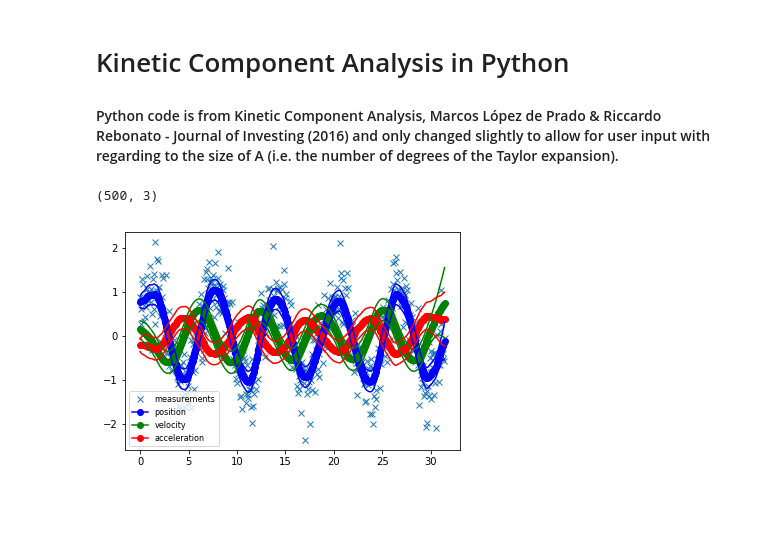
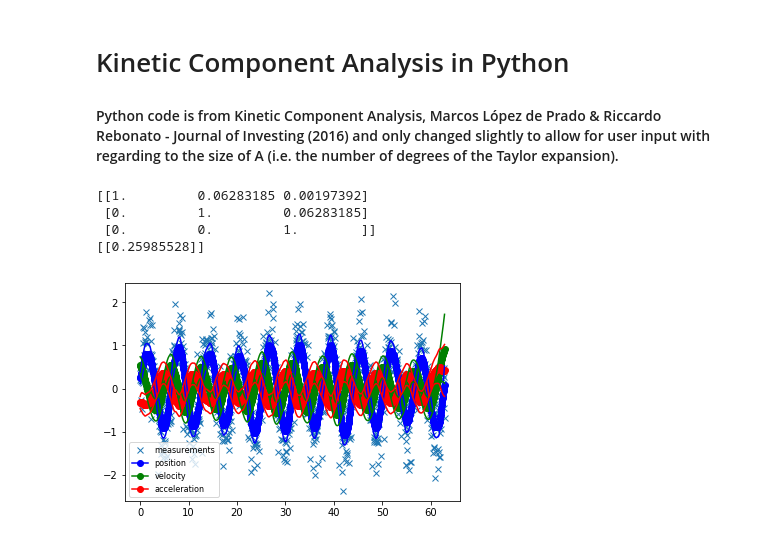
Before and after one commit to madskoefoed/KineticComponentAnalysis, a Jupyter notebook: Python.ipynb, the cells around one changed output. Drawn from its saved outputs; the diff is of its cells as text; code cells hidden in the pictures; blank space fills up the shorter version.

```diff
--- a/Python.ipynb
+++ b/Python.ipynb
@@ -8,7 +8,7 @@ import math, sys
 import matplotlib.pyplot as pp
 from pykalman import KalmanFilter
 # %%
-def fitKCA(t,z,q,fwd=0,a=2):
+def fitKCA(t,z,q,a=2):
     '''
     Inputs:
         t: Iterable with time indices
@@ -21,60 +21,50 @@ def fitKCA(t,z,q,fwd=0,a=2):
     Dependencies: numpy, pykalman
     '''
 
-    #1) Set up matrices A,H and a seed for Q
+    # 1) Set up matrices A,H and a seed for Q
     h=(t[-1]-t[0])/t.shape[0]
     A=np.zeros((a, a))
     for i in range(a):
         A[0:A.shape[1]-i, i:] += np.eye(a-i)/math.factorial(i)*h**i
     Q=q*np.eye(A.shape[0])
-
-    #2) Apply the filter
+    print(A)
+    # 2) Apply the filter
     kf=KalmanFilter(transition_matrices=A,transition_covariance=Q)
 
-    #3) EM estimates
+    # 3) EM estimates
     kf=kf.em(z)
+    print(kf.observation_covariance)
+    #x_mean,x_covar=kf.filter(z)
 
-    #4) Smooth
+    # 4) Smooth
     x_mean,x_covar=kf.smooth(z)
 
-    #5) Forecast
-    for fwd_ in range(fwd):
-        x_mean_,x_covar_=kf.filter_update(filtered_state_mean=x_mean[-1], \
-            filtered_state_covariance=x_covar[-1])
-        x_mean=np.append(x_mean,x_mean_.reshape(1,-1),axis=0)
-        x_covar_=np.expand_dims(x_covar_,axis=0)
-        x_covar=np.append(x_covar,x_covar_,axis=0)
-
-    #6) Std series
+    # 6) Std series
     x_std=(x_covar[:,0,0]**0.5).reshape(-1,1)
     for i in range(1,x_covar.shape[1]):
         x_std_=x_covar[:,i,i]**0.5
         x_std=np.append(x_std,x_std_.reshape(-1,1),axis=1)
     return x_mean,x_std,x_covar
 # %%
-def getPeriodic(periods,nobs,scale,seed=0):
-    t=np.linspace(0,np.pi*periods,nobs)
-    rnd=np.random.RandomState(seed)
+def getPeriodic(periods,nobs,scale):
+    t=np.linspace(0,np.pi*periods*2.0,nobs)
     signal=np.sin(t)
-    z=signal+scale*rnd.randn(nobs)
+    z=signal+scale*np.random.randn(nobs)
     return t,signal,z
 # %%
-def plotKCA(a=2):
+def plotKCA(nobs = 300, periods = 10, scale = 0.5, q = 0.001, a = 2):
 
     if a > 6 or a < 0:
-        print("Input 'a' must be an integer in [0, 6].")
+        print("Input 'a' must be an integer in [0, 6] giving the degrees of the Taylor expansion.")
         sys.exit()
 
     plottext = ['position', 'velocity', 'acceleration', 'jerk', 'snap', 'crackle', 'pop']
 
-    #1) Set parameters
-    nobs,periods=500,10
-
     #2) Get Periodic noisy measurements
-    t,signal,z=getPeriodic(periods,nobs,scale=0.5)
+    t,signal,z=getPeriodic(periods,nobs,scale=scale)
 
     #3) Fit KCA
-    x_point,x_bands=fitKCA(t,z,q=0.001,a=a+1)[:2]
+    x_point,x_bands=fitKCA(t,z,q=q,a=a+1)[:2]
 
     #4) Plot KCA's point estimates
     color=['blue','green','red','pink','yellow','brown','purple']
@@ -89,8 +79,11 @@ def plotKCA(a=2):
         pp.plot(t,x_point[:,i]+2*x_bands[:,i],linestyle='-',color=color[i])
     pp.legend(loc='lower left',prop={'size':8})
     return
-# %%
-plotKCA(a=2)
-# %% [output]
-(500, 3)
-[figure, removed]
+# %%
+plotKCA(nobs = 1_000, periods = 10, scale = 0.5, q = 0.001, a=2)
+# %% [output]
+[[1.         0.06283185 0.00197392]
+ [0.         1.         0.06283185]
+ [0.         0.         1.        ]]
+[[0.25985528]]
+[figure, added]
```
Also changed, not shown: parts of 1 cell of this notebook, 2 other files.
